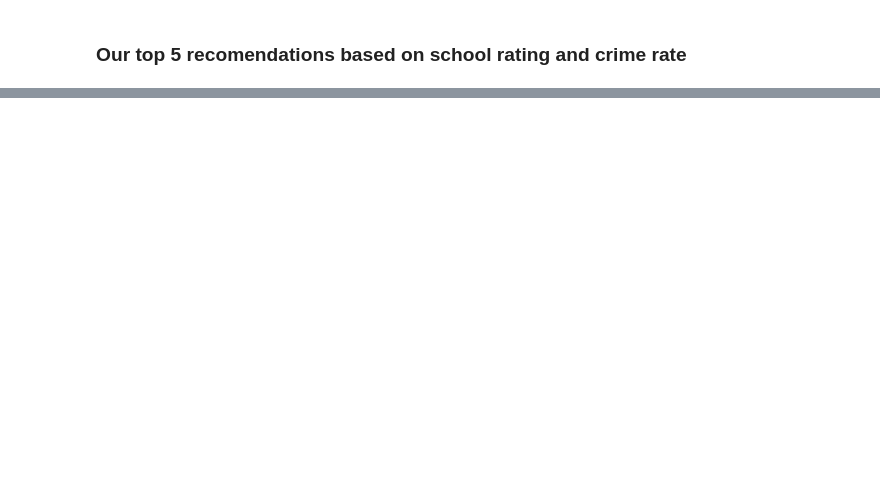
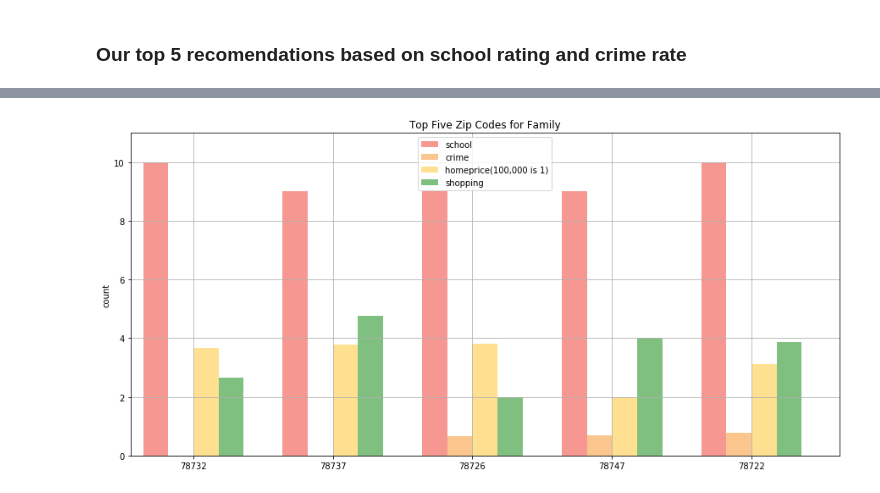
Before and after one commit to JoeDReynolds/yrelocate, a Jupyter notebook: Map Folium.ipynb, the cells around one changed output, grey strips where cells are left out. Cells and saved outputs as stored; diff of their text form; code cells hidden in the pictures; blank space fills up the shorter version.

```diff
--- a/Map Folium.ipynb
+++ b/Map Folium.ipynb
@@ -186,4 +210,4 @@ df_top = df_all_8[(df_all_8["gsRating"]>8 ) & (df_all_8["Crime Rate"]<3) ]
 # %%
 df_top= df_top.sort_values(['gsRating'])
-df_top= df_top.sort_values(['Crime Rate'], ascending=True)
-df_top = df_top["Zipcode"].unique()
+df_top= df_top.sort_values(['Crime Rating'], ascending=True)
+unique_zip = df_top["Zipcode"].unique()
@@ -214,0 +214,3 @@ plt.show()
+# %%
+df_top_5 = df_top.drop_duplicates(['Zipcode']).head()
+df_top_5
@@ -214,0 +224,2 @@ plt.show()
+# %%
+Shopping_top_df = Shopping_count_df[Shopping_count_df.index.isin(unique_zip)]
@@ -214,0 +231,4 @@ plt.show()
+# %%
+df_top_5 = pd.merge(df_top_5, Shopping_top_df, on='Zipcode', how='left' )
+df_top_5= df_top_5.replace(np.nan, 2)
+df_top_5
@@ -214,0 +242,86 @@ plt.show()
+# %%
+zipcode=[]
+pos =  list(range(len(df_top_5['gsRating'])))
+width = 0.18
+
+# Plotting the bars
+fig, ax = plt.subplots(figsize=(15,7))
+
+# Create a bar with pre_score data,
+# in position pos,
+plt.bar(pos,
+        #using df['pre_score'] data,
+        df_top_5['gsRating'],
+        # of width
+        width,
+        # with alpha 0.5
+        alpha=0.5,
+        # with color
+        color='#EE3224',
+        # with label the first value in first_name
+        label=df_top_5.iloc[0]['Zipcode'])
+
+# Create a bar with mid_score data,
+# in position pos + some width buffer,
+plt.bar([p + width for p in pos],
+        #using df['mid_score'] data,
+        df_top_5['Crime Rating'],
+        # of width
+        width,
+        # with alpha 0.5
+        alpha=0.5,
+        # with color
+        color='#F78F1E',
+        # with label the second value in first_name
+        label=df_top_5.iloc[1]['Zipcode'])
+
+# Create a bar with post_score data,
+# in position pos + some width buffer,
+plt.bar([p + width*2 for p in pos],
+        #using df['post_score'] data,
+        df_top_5['avgsaleprice']/100000,
+        # of width
+        width,
+        # with alpha 0.5
+        alpha=0.5,
+        # with color
+        color='#FFC222',
+        # with label the third value in first_name
+        label=df_top_5.iloc[2]['Zipcode'])
+
+plt.bar([p + width*3 for p in pos],
+        #using df['Shop Rating'] data,
+        df_top_5['Shop Rating'],
+        # of width
+        width,
+        # with alpha 0.5
+        alpha=0.5,
+        # with color
+        color='green',
+        # with label the first value in first_name
+        label=df_top_5.iloc[3]['Zipcode'])
+
+
+# Set the y axis label
+ax.set_ylabel('count')
+
+# Set the chart's title
+ax.set_title('Top Five Zip Codes for Family')
+
+# Set the position of the x ticks
+ax.set_xticks([p +1.5* width for p in pos])
+
+# Set the labels for the x ticks
+ax.set_xticklabels(df_top_5['Zipcode'])
+
+# Setting the x-axis and y-axis limits
+plt.xlim(min(pos)-width, max(pos)+width*5)
+plt.ylim([0, max(df_top_5['gsRating'])+1] )
+
+# Adding the legend and showing the plot
+plt.legend(['school', 'crime', 'homeprice(100,000 is 1)', 'shopping'], loc='best')
+plt.grid()
+plt.show()
+fig.savefig('Top Five Zip Codes for Family.png')
+# %% [output]
+[figure, added]
```
Also changed, not shown: parts of 14 cells of this notebook, 1 other file.
